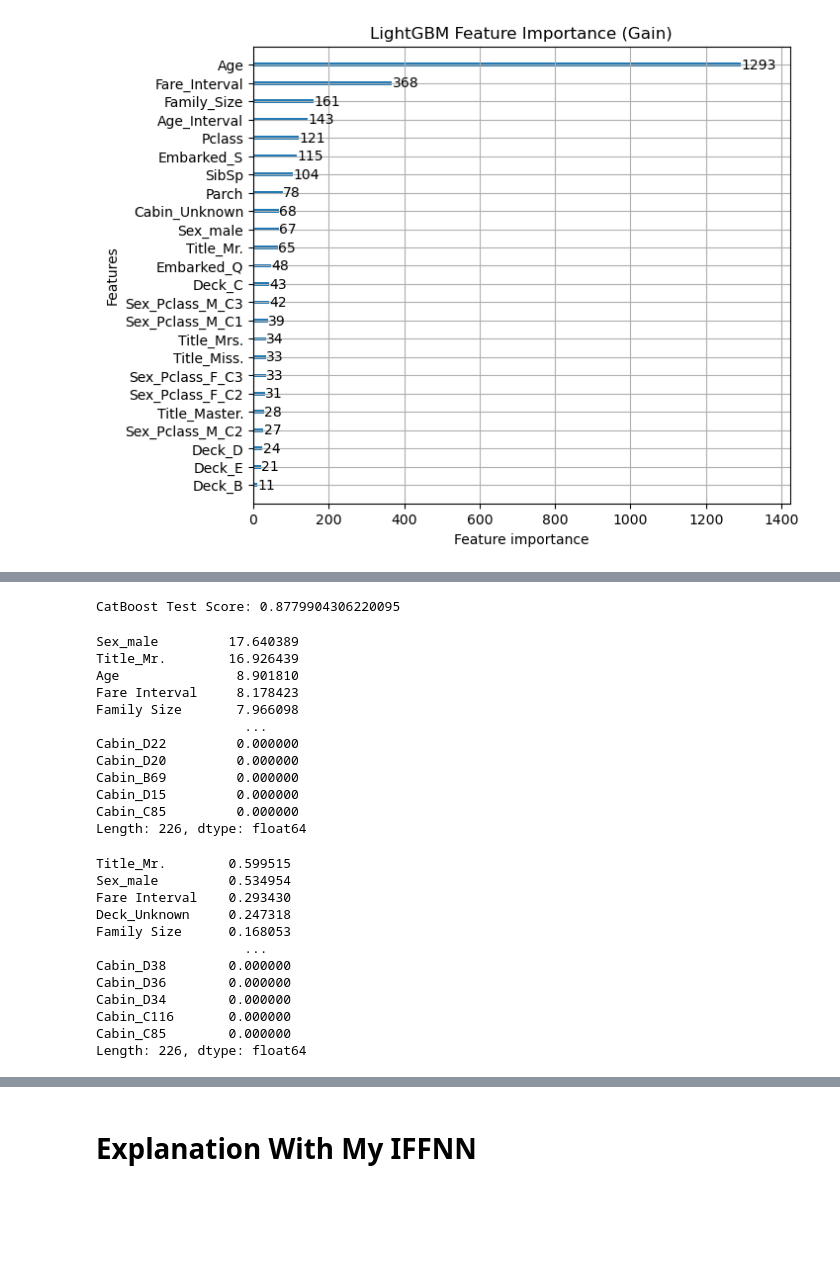
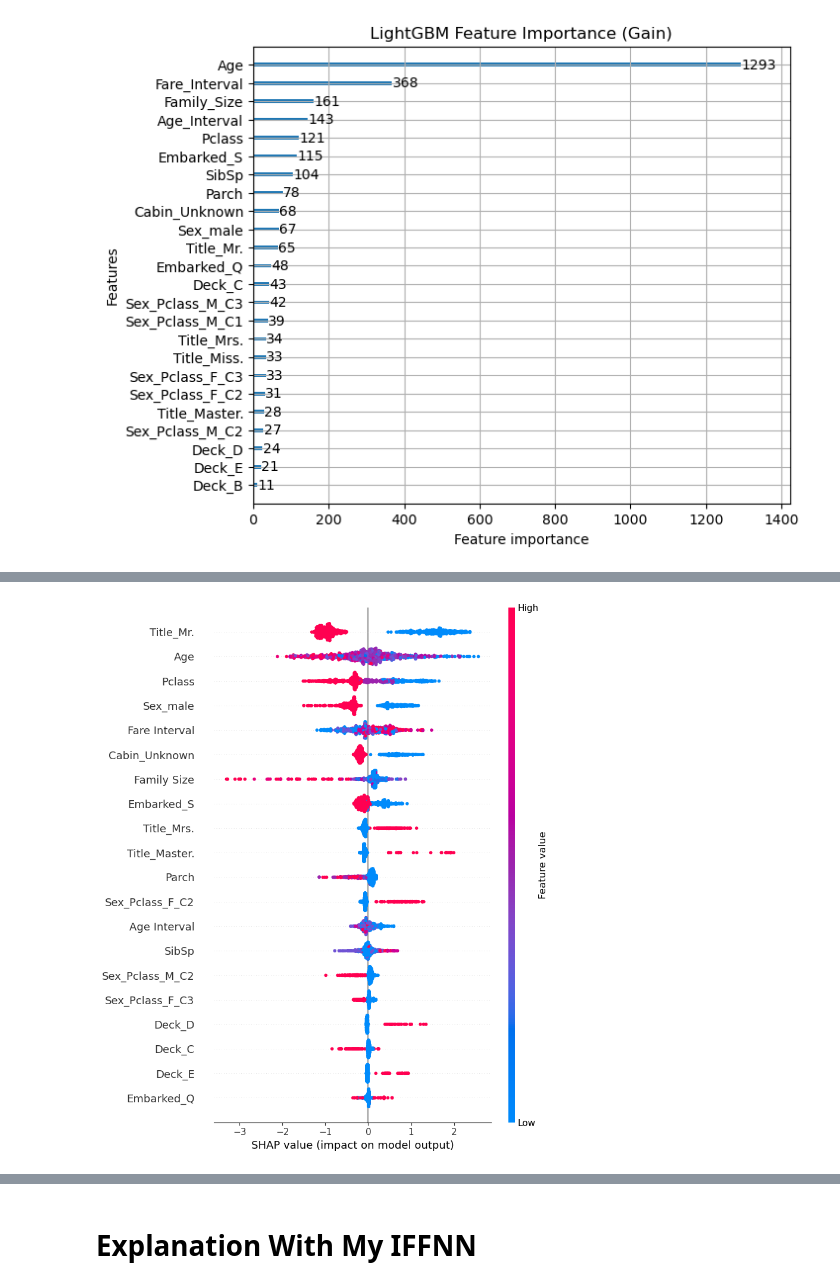
Before and after one commit to MilesQLi/Miles_Data_Science_Collection, a Jupyter notebook: TitanicSurvival/main.ipynb, the cells around one changed output, grey strips where cells are left out. Drawn from its saved outputs; the diff is of its cells as text; code cells hidden in the pictures; blank space fills up the shorter version.

```diff
--- a/TitanicSurvival/main.ipynb
+++ b/TitanicSurvival/main.ipynb
@@ -717,10 +461,0 @@ Length: 226, dtype: int32
-# %%
-from sklearn.tree import DecisionTreeClassifier
-from sklearn.ensemble import RandomForestClassifier
-
-model = DecisionTreeClassifier()
-model.fit(X_train, y_train.ravel())
-
-score = model.score(X_test, y_test)
-all_model_results['DT'] = score
-print("Decision Tree Test Score:", score)
@@ -754,4 +461,0 @@ Decision Tree Rules:
-# %%
-features = X_train.columns
-importances = model.feature_importances_
-feature_importance = pd.Series(importances, index=features).sort_values(ascending=False)
@@ -800,11 +461,0 @@ Length: 226, dtype: float64
-# %%
-import xgboost as xgb
-
-model = xgb.XGBClassifier()
-model.fit(X_train, y_train.ravel())
-
-score = model.score(X_test, y_test)
-all_model_results['CatBoost'] = score
-print("XGBoost Test Score:", score)
-importances = model.feature_importances_
-feature_importance = pd.Series(importances, index=features).sort_values(ascending=False)
@@ -836,26 +461,0 @@ Length: 226, dtype: float32
-# %%
-import catboost as cat
-from catboost import CatBoostClassifier
-model = CatBoostClassifier(verbose=0)
-model.fit(X_train, y_train)
-
-score = model.score(X_test, y_test)
-all_model_results['CatBoost'] = score
-print("CatBoost Test Score:", score)
-importances = model.feature_importances_
-feature_importance = pd.Series(importances, index=features).sort_values(ascending=False)
-feature_importance
-# %% [output]
-CatBoost Test Score: 0.8779904306220095
-Sex_male         17.640389
-Title_Mr.        16.926439
-Age               8.901810
-Fare Interval     8.178423
-Family Size       7.966098
-                   ...
-Cabin_D22         0.000000
-Cabin_D20         0.000000
-Cabin_B69         0.000000
-Cabin_D15         0.000000
-Cabin_C85         0.000000
-Length: 226, dtype: float64
@@ -867,16 +462,8 @@ shap_feature_importance = pd.Series(np.mean(np.abs(shap_values.values), axis=0),
-# %%
-shap_feature_importance
-# %% [output]
-Title_Mr.        0.599515
-Sex_male         0.534954
-Fare Interval    0.293430
-Deck_Unknown     0.247318
-Family Size      0.168053
-                   ...
-Cabin_D38        0.000000
-Cabin_D36        0.000000
-Cabin_D34        0.000000
-Cabin_C116       0.000000
-Cabin_C85        0.000000
-Length: 226, dtype: float64
+# %%
+import sys
+sys.path.append("..")  # Adds the parent directory to the path
+from utilities.explanation import *
+shap_explain_model_on_batch(model, X_train, features)
+# %% [output]
+[figure, added]
 # %%
```
Also changed, not shown: parts of 48 cells of this notebook, 1 other file.
